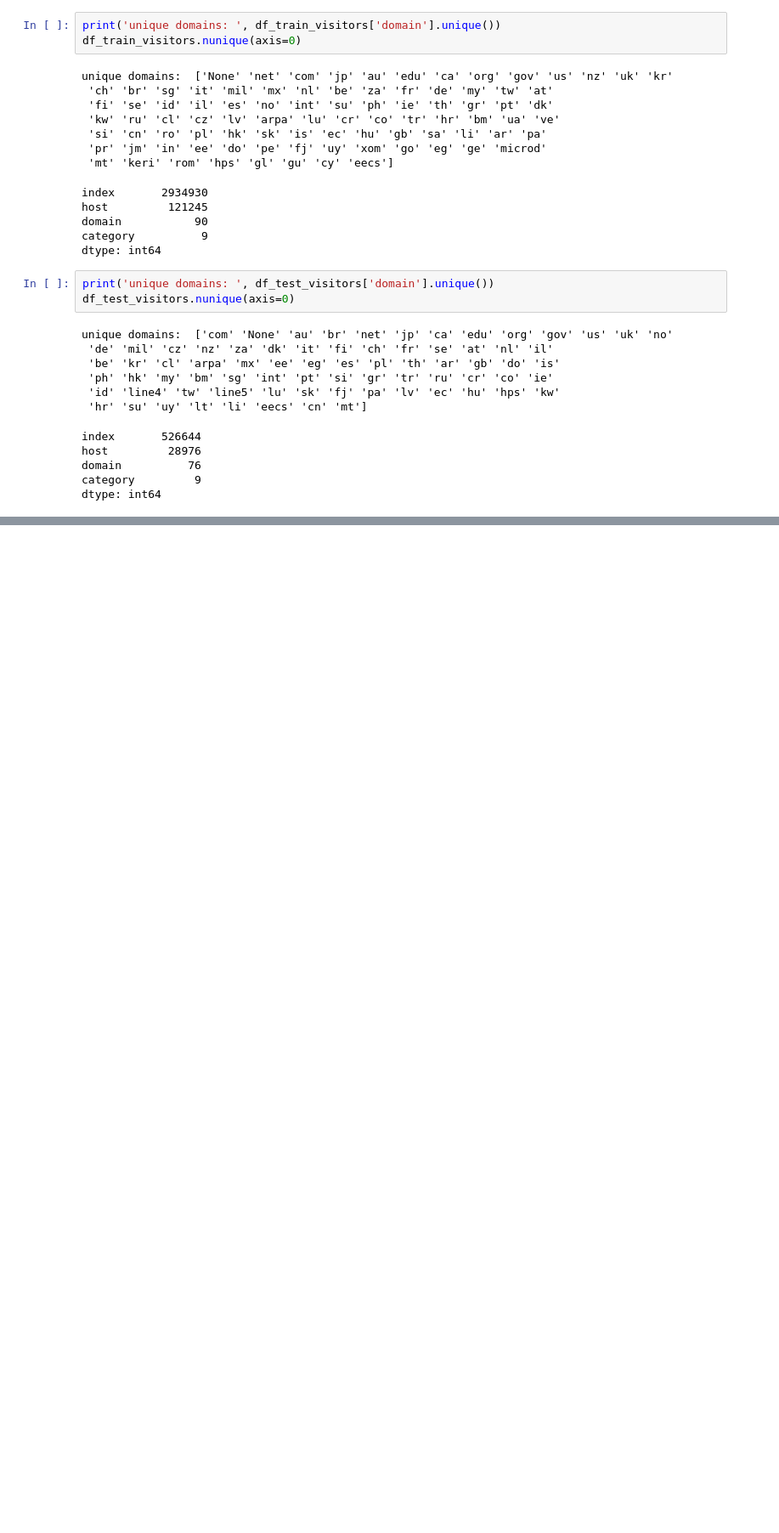
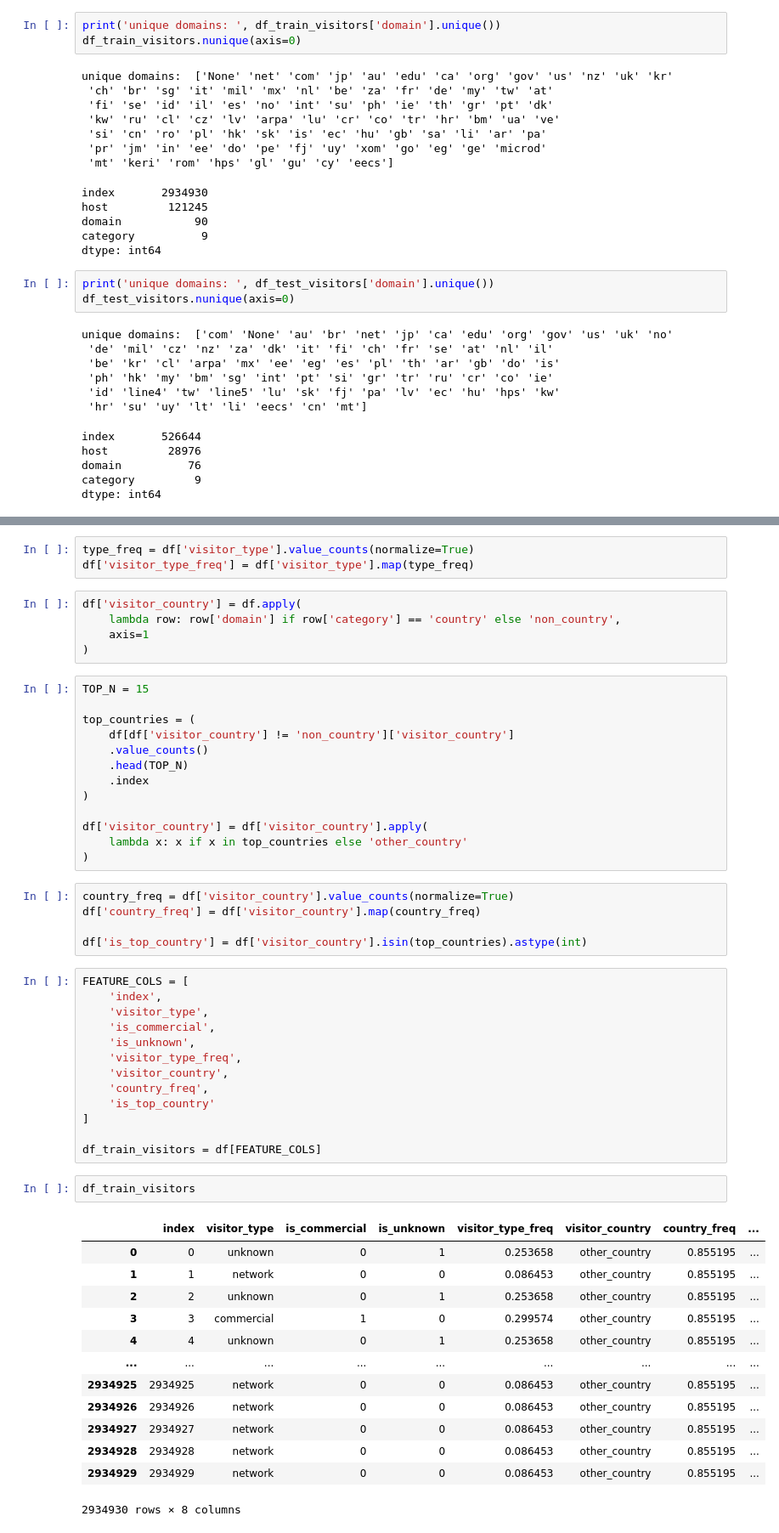
Before and after one commit to quanai06/DATAFLOW_2026_UET.EPOCH_0_AUTOSCALING_ANALYSIS, a Jupyter notebook: notebooks/03_host.ipynb, the cells around one changed output, grey strips where cells are left out. Shown at 85% size. Drawn from its saved outputs; the diff is of its cells as text; blank space fills up the shorter version.

```diff
--- a/notebooks/03_host.ipynb
+++ b/notebooks/03_host.ipynb
@@ -238,0 +290,55 @@ check_country(df_test_visitors)
+# %%
+type_freq = df['visitor_type'].value_counts(normalize=True)
+df['visitor_type_freq'] = df['visitor_type'].map(type_freq)
+# %%
+df['visitor_country'] = df.apply(
+    lambda row: row['domain'] if row['category'] == 'country' else 'non_country',
+    axis=1
+)
+# %%
+TOP_N = 15
+
+top_countries = (
+    df[df['visitor_country'] != 'non_country']['visitor_country']
+    .value_counts()
+    .head(TOP_N)
+    .index
+)
+
+df['visitor_country'] = df['visitor_country'].apply(
+    lambda x: x if x in top_countries else 'other_country'
+)
+# %%
+country_freq = df['visitor_country'].value_counts(normalize=True)
+df['country_freq'] = df['visitor_country'].map(country_freq)
+
+df['is_top_country'] = df['visitor_country'].isin(top_countries).astype(int)
+# %%
+FEATURE_COLS = [
+    'index',
+    'visitor_type',
+    'is_commercial',
+    'is_unknown',
+    'visitor_type_freq',
+    'visitor_country',
+    'country_freq',
+    'is_top_country'
+]
+
+df_train_visitors = df[FEATURE_COLS]
+# %%
+df_train_visitors
+# %% [output]
+|  | index | visitor_type | is_commercial | is_unknown | visitor_type_freq | visitor_country | country_freq | ... |
+| 0 | 0 | unknown | 0 | 1 | 0.253658 | other_country | 0.855195 | ... |
+| 1 | 1 | network | 0 | 0 | 0.086453 | other_country | 0.855195 | ... |
+| 2 | 2 | unknown | 0 | 1 | 0.253658 | other_country | 0.855195 | ... |
+| 3 | 3 | commercial | 1 | 0 | 0.299574 | other_country | 0.855195 | ... |
+| 4 | 4 | unknown | 0 | 1 | 0.253658 | other_country | 0.855195 | ... |
+| ... | ... | ... | ... | ... | ... | ... | ... | ... |
+| 2934925 | 2934925 | network | 0 | 0 | 0.086453 | other_country | 0.855195 | ... |
+| 2934926 | 2934926 | network | 0 | 0 | 0.086453 | other_country | 0.855195 | ... |
+| 2934927 | 2934927 | network | 0 | 0 | 0.086453 | other_country | 0.855195 | ... |
+| 2934928 | 2934928 | network | 0 | 0 | 0.086453 | other_country | 0.855195 | ... |
+| 2934929 | 2934929 | network | 0 | 0 | 0.086453 | other_country | 0.855195 | ... |
+2934930 rows × 8 columns
```
Also changed, not shown: parts of 9 cells of this notebook, 2 other files.
